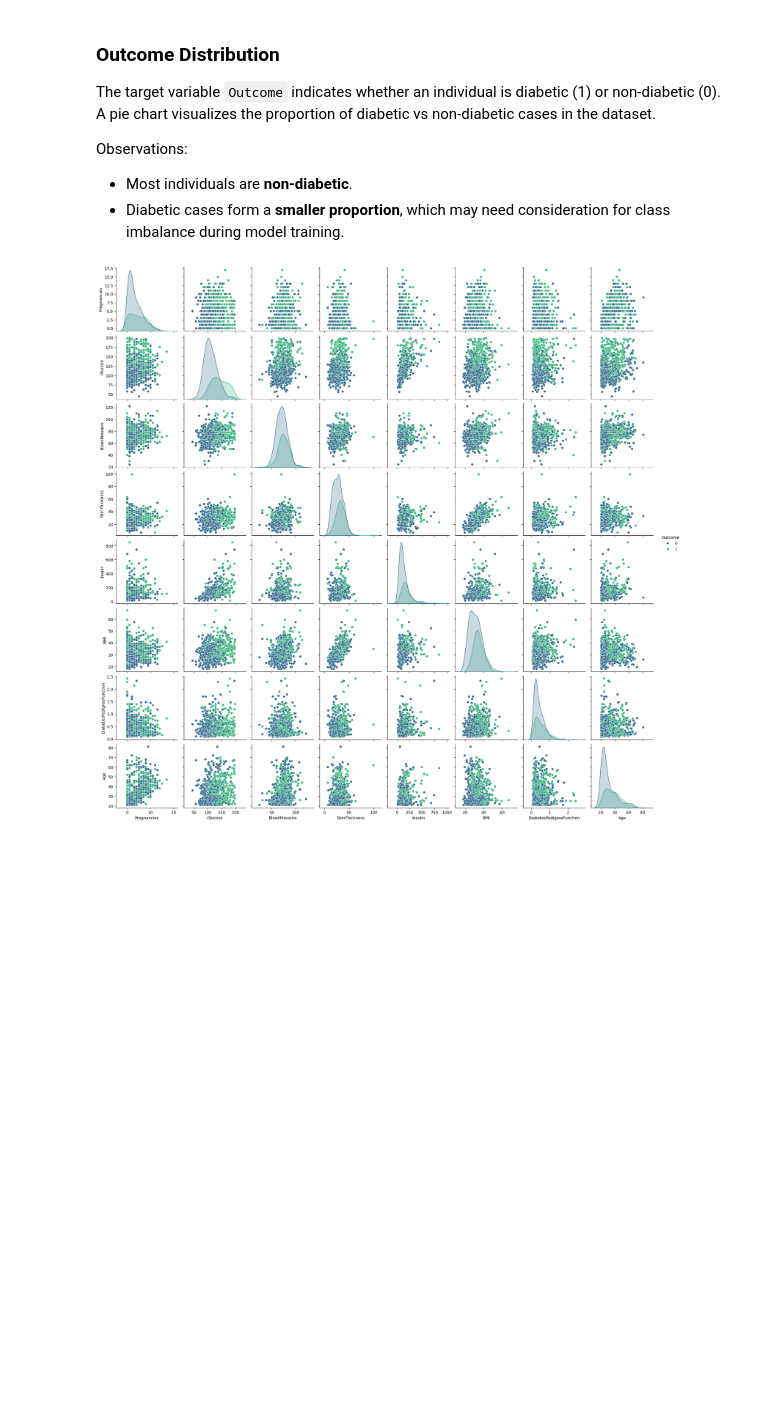
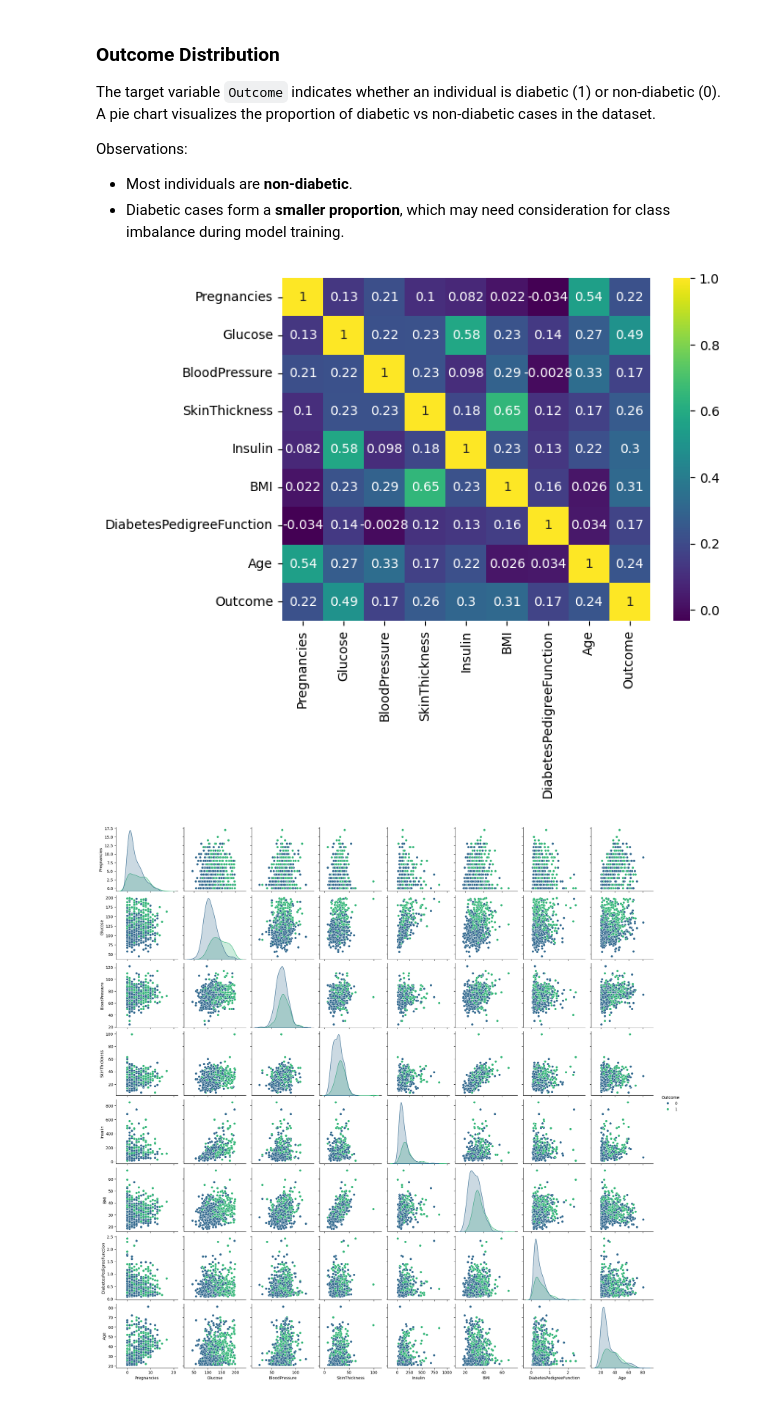
Before and after one commit to anujott-codes/IOSC-PIMA-INDIAN, a Jupyter notebook: IOSC_Project.ipynb, the cells around one changed output. Drawn from its saved outputs; the diff is of its cells as text; code cells hidden in the pictures; blank space fills up the shorter version.

```diff
--- a/IOSC_Project.ipynb
+++ b/IOSC_Project.ipynb
@@ -245,6 +245,13 @@ A pie chart visualizes the proportion of diabetic vs non-diabetic cases in the d
 Observations:
 - Most individuals are **non-diabetic**.
 - Diabetic cases form a **smaller proportion**, which may need consideration for class imbalance during model training.
+# %%
+#Correlation matrix
+df_corr = df.corr()
+sns.heatmap(df_corr,annot=True ,cmap='viridis')
+plt.show()
+# %% [output]
+[figure, added]
 # %%
 #pairplot
 sns.pairplot(data=df,hue='Outcome',palette='viridis')
```
Also changed, not shown: parts of 2 cells of this notebook.
